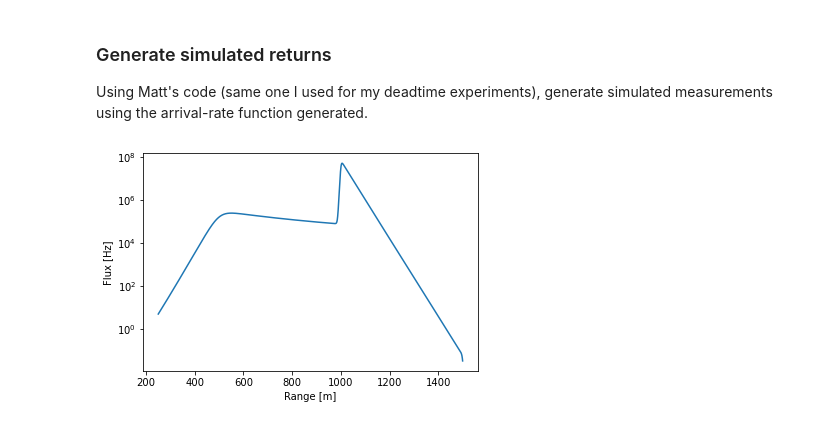
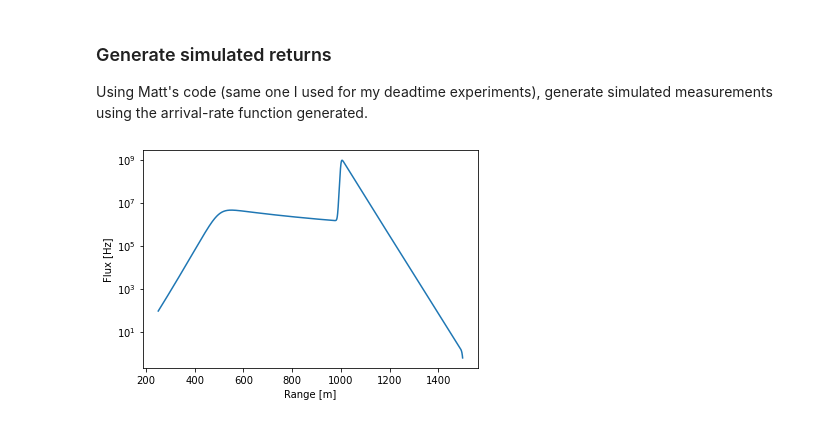
Before and after one commit to gkirchhoff32/Cloud-Measurements, a Jupyter notebook: meas_sim.ipynb, the cells around one changed output. Saved outputs shown, nothing was run; the diff lists cells and outputs as text; code cells hidden in the pictures.

```diff
--- a/meas_sim.ipynb
+++ b/meas_sim.ipynb
@@ -228,7 +228,7 @@ sim_num = 5
 
 use_com = True
 # time_vary = False
-use_hg = False
+use_hg = True
 use_window = True
 
 home = str(Path.home())
@@ -258,38 +258,38 @@ if use_com:
 else:
     rho_func = N_mol / dt_sim  # [Hz] arrival-rate function (flux)
 
-Nshot = 1
+Nshot = 1000
 tD = 29.1e-9  # [s] Deadtime interval
 wrap_deadtime = False
 window_bnd = [250, 1500]  # [m] put bounds on simulation to ignore unnecessary segments of flux profile
 
 # generate the photon arrival rate of the profile
 photon_rate_arr = rho_func  # [Hz]
 
 # generate the simulated scene time axis
 t_sim = R / c * 2  # [s] simulation time
 t_sim_bins = np.concatenate((t_sim, t_sim[-1:]+dt_sim))  # simulation time histogram bins
 t_sim_bins[0] = 0
 
 if use_window:
         idx_min = np.argmin(np.abs(t_sim_bins*c/2 - window_bnd[0]))
         idx_max = np.argmin(np.abs(t_sim_bins*c/2 - window_bnd[1]))
         t_sim_bins = t_sim_bins[idx_min:idx_max+1]
         photon_rate_arr = photon_rate_arr[idx_min:idx_max]
 
 min_t = min(t_sim_bins)  # [s]
 t_sim_bins_zeroed = t_sim_bins - min_t  # [s] need to shift time axis to start at zero for simulator
 
 
 fig = plt.figure()
 ax = fig.add_subplot(111)
 ax.plot(t_sim_bins[:-1]*c/2, photon_rate_arr)
 ax.set_xlabel('Range [m]')
 ax.set_ylabel('Flux [Hz]')
 ax.semilogy()
 plt.show()
 # %% [output]
-[figure, old version]
+[figure, new version]
 # %%
 ##### GENERATE SIMULATED DATA #####
 
```
Also changed, not shown: parts of 2 cells of this notebook.
